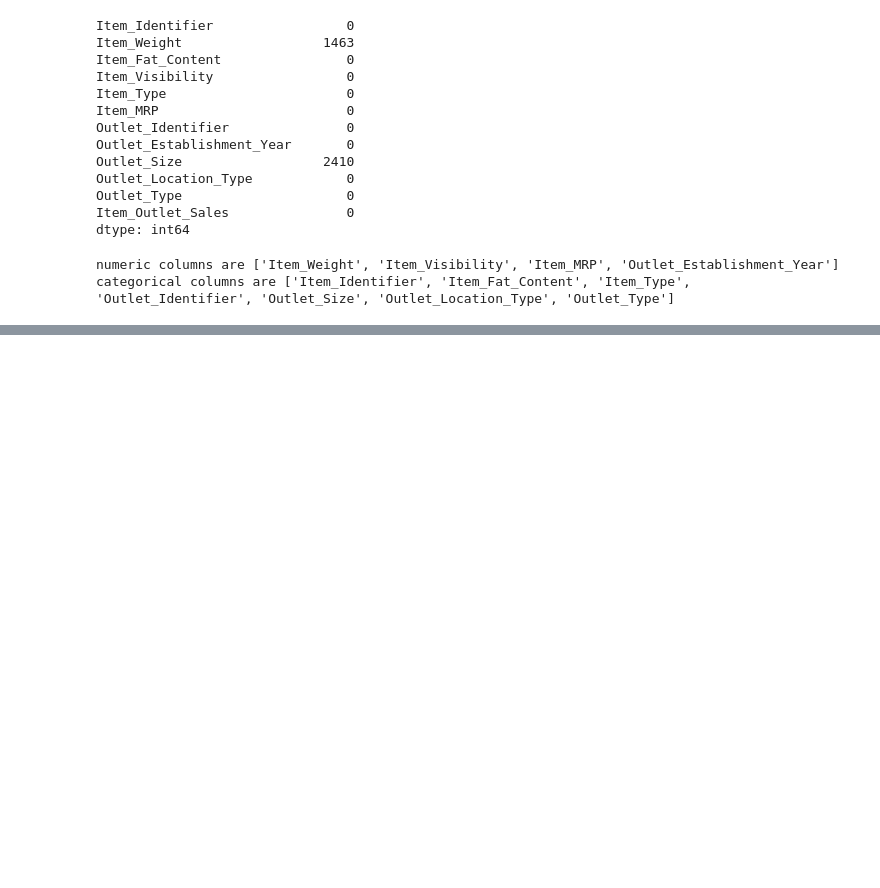
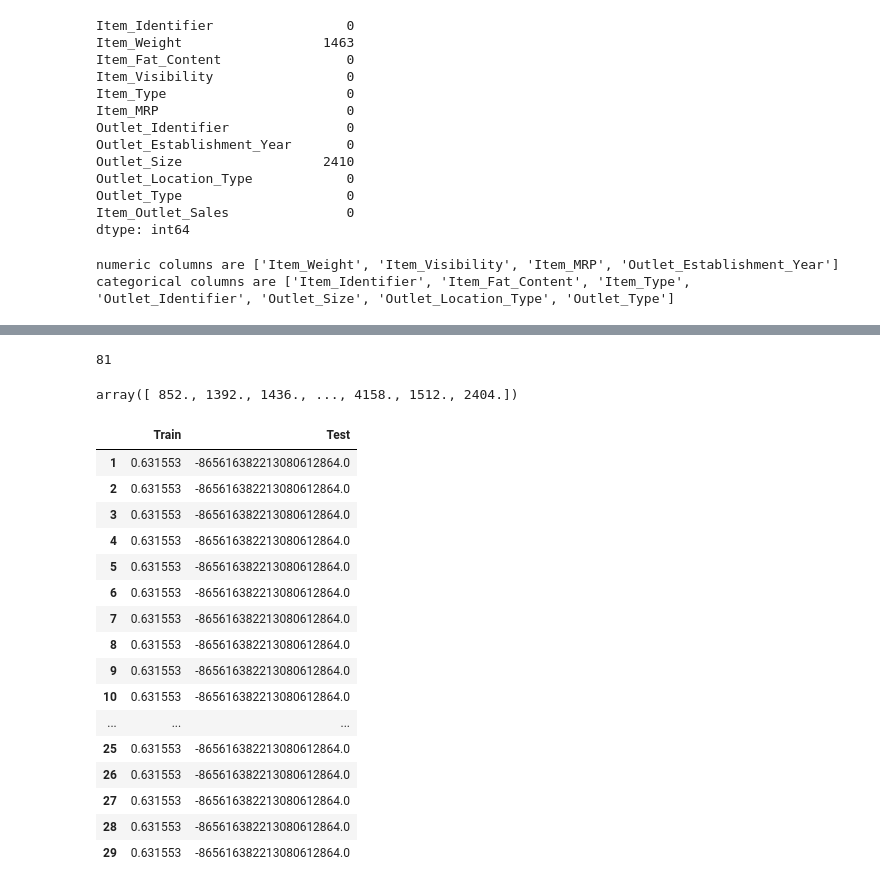
Before and after one commit to CillaCole/Food-Sales-Predictions, a Jupyter notebook: Food_Sales_Predictions_P5.ipynb, the cells around one changed output, grey strips where cells are left out. Drawn from its saved outputs; the diff is of its cells as text; code cells hidden in the pictures; blank space fills up the shorter version.

```diff
--- a/Food_Sales_Predictions_P5.ipynb
+++ b/Food_Sales_Predictions_P5.ipynb
@@ -154,0 +329,5 @@ categorical columns are ['Item_Identifier', 'Item_Fat_Content', 'Item_Type', 'Ou
+# %%
+# to get depth
+dec_tree.get_depth()
+# %% [output]
+81
@@ -154,0 +351,26 @@ categorical columns are ['Item_Identifier', 'Item_Fat_Content', 'Item_Type', 'Ou
+# %%
+# test the predictions
+test_pred
+# %% [output]
+array([ 852., 1392., 1436., ..., 4158., 1512., 2404.])
+# %%
+# print the scores
+scores
+# %% [output]
+|  | Train | Test |
+| 1 | 0.631553 | -865616382213080612864.0 |
+| 2 | 0.631553 | -865616382213080612864.0 |
+| 3 | 0.631553 | -865616382213080612864.0 |
+| 4 | 0.631553 | -865616382213080612864.0 |
+| 5 | 0.631553 | -865616382213080612864.0 |
+| 6 | 0.631553 | -865616382213080612864.0 |
+| 7 | 0.631553 | -865616382213080612864.0 |
+| 8 | 0.631553 | -865616382213080612864.0 |
+| 9 | 0.631553 | -865616382213080612864.0 |
+| 10 | 0.631553 | -865616382213080612864.0 |
+| ... | ... | ... |
+| 25 | 0.631553 | -865616382213080612864.0 |
+| 26 | 0.631553 | -865616382213080612864.0 |
+| 27 | 0.631553 | -865616382213080612864.0 |
+| 28 | 0.631553 | -865616382213080612864.0 |
+| 29 | 0.631553 | -865616382213080612864.0 |
```
Also changed, not shown: parts of 20 cells of this notebook.
